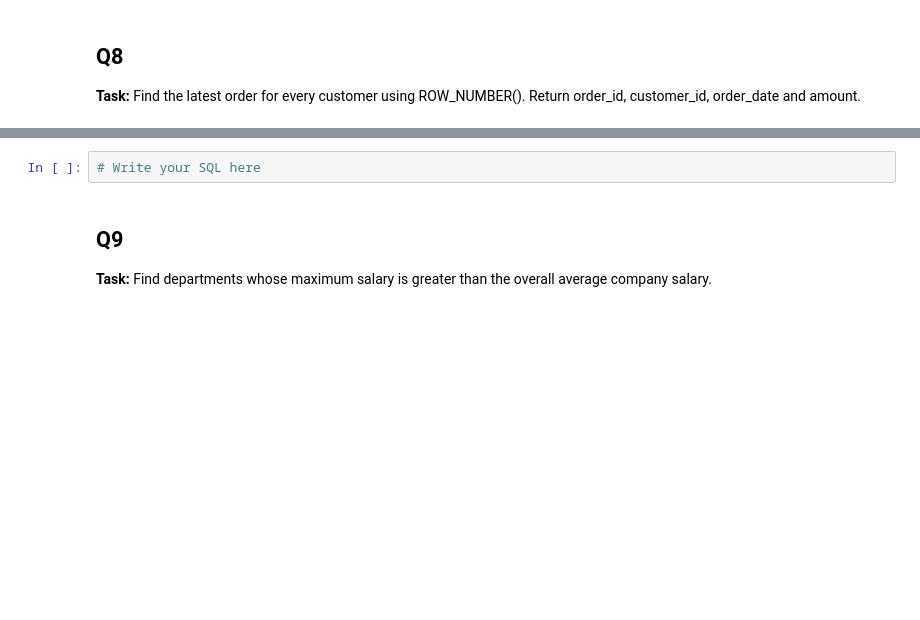
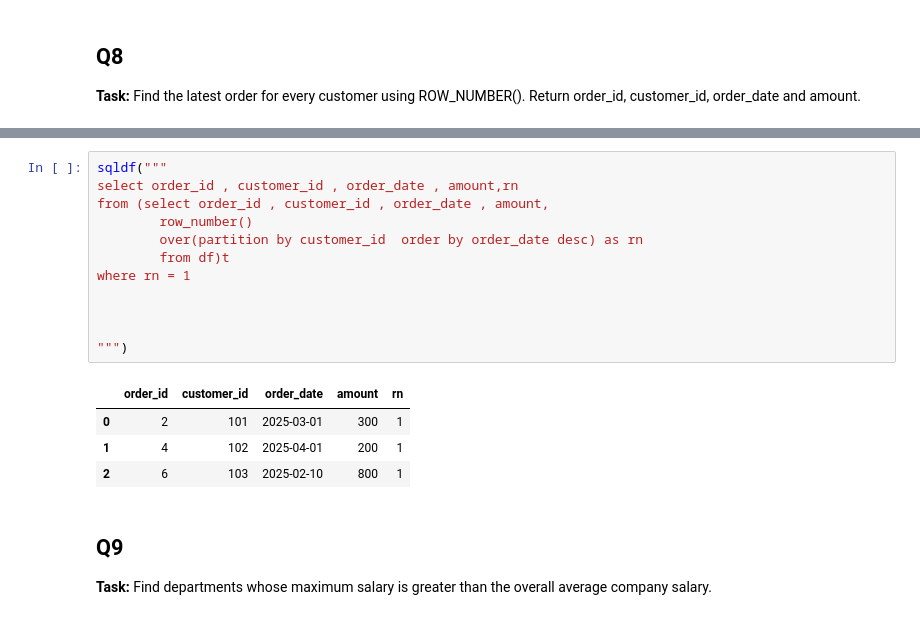
Before and after one commit to Daheemfarooqui/100daysof-sql, a Jupyter notebook: SQL_Practice_Day11_Real_Interview_Mix.ipynb, the cells around one changed output, grey strips where cells are left out. Cells and saved outputs as stored; diff of their text form; blank space fills up the shorter version.

```diff
--- a/SQL_Practice_Day11_Real_Interview_Mix.ipynb
+++ b/SQL_Practice_Day11_Real_Interview_Mix.ipynb
@@ -189,5 +297,20 @@ df
 # %%
-# Write your SQL here
+sqldf("""
+select order_id , customer_id , order_date , amount,rn
+from (select order_id , customer_id , order_date , amount,
+        row_number()
+        over(partition by customer_id  order by order_date desc) as rn
+        from df)t
+where rn = 1
+
+
+
+""")
+# %% [output]
+|  | order_id | customer_id | order_date | amount | rn |
+| 0 | 2 | 101 | 2025-03-01 | 300 | 1 |
+| 1 | 4 | 102 | 2025-04-01 | 200 | 1 |
+| 2 | 6 | 103 | 2025-02-10 | 800 | 1 |
 # %% [markdown]
 ## Q9
 
```
Also changed, not shown: parts of 12 cells of this notebook.
